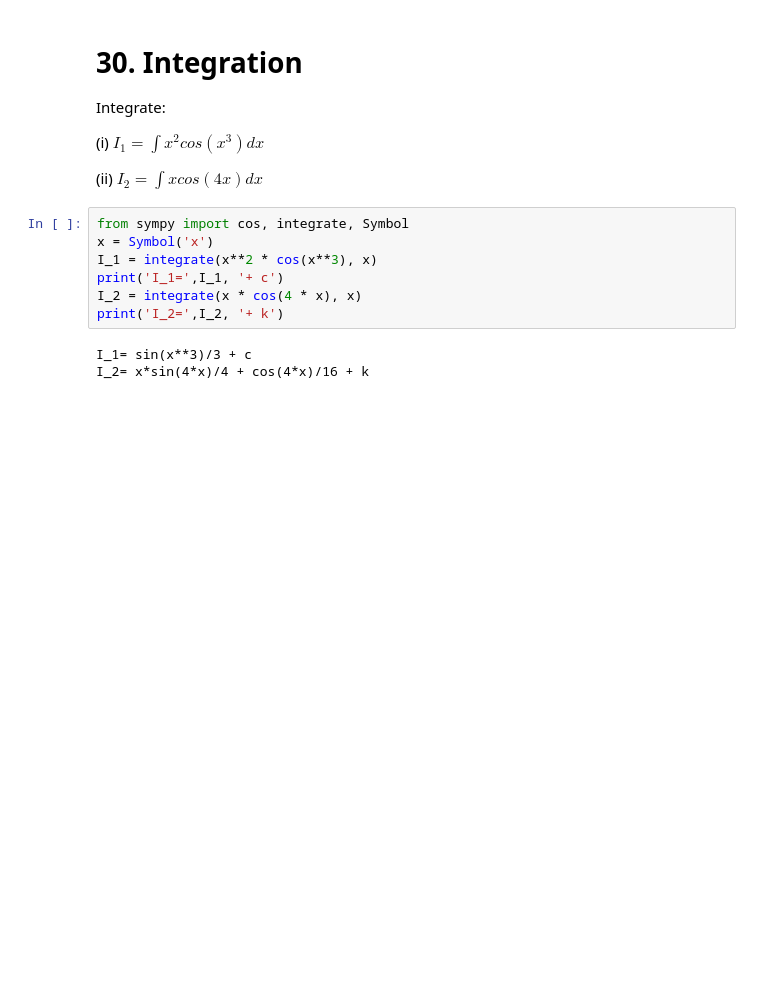
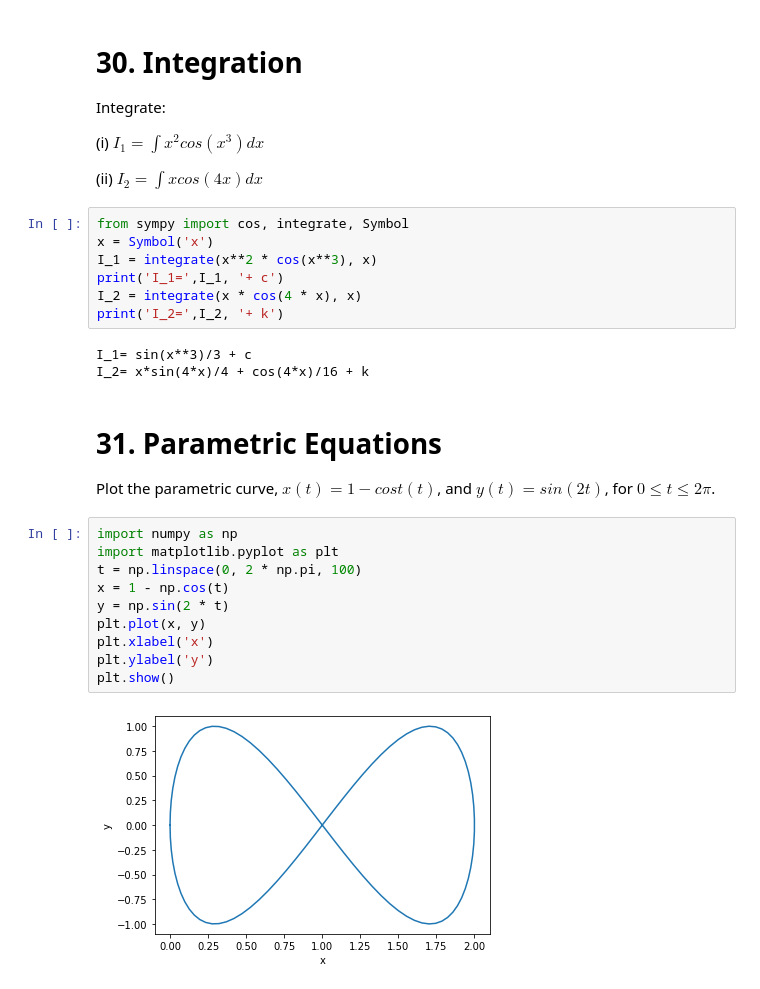
Before and after one commit to JasonBorland/SchoolMaths, a Jupyter notebook: A-Level-Maths.ipynb, the cells around one changed output. Cells and saved outputs as stored; diff of their text form; blank space fills up the shorter version.

```diff
--- a/A-Level-Maths.ipynb
+++ b/A-Level-Maths.ipynb
@@ -767,3 +767,18 @@ print('I_2=',I_2, '+ k')
 # %% [output]
 I_1= sin(x**3)/3 + c
 I_2= x*sin(4*x)/4 + cos(4*x)/16 + k
+# %% [markdown]
+# 31. Parametric Equations
+Plot the parametric curve, $x(t) = 1 - cost(t)$, and $y(t) = sin(2t)$, for $0 \le t \le 2\pi$.
+# %%
+import numpy as np
+import matplotlib.pyplot as plt
+t = np.linspace(0, 2 * np.pi, 100)
+x = 1 - np.cos(t)
+y = np.sin(2 * t)
+plt.plot(x, y)
+plt.xlabel('x')
+plt.ylabel('y')
+plt.show()
+# %% [output]
+[figure, added]
```
Also changed, not shown: parts of 2 cells of this notebook.
